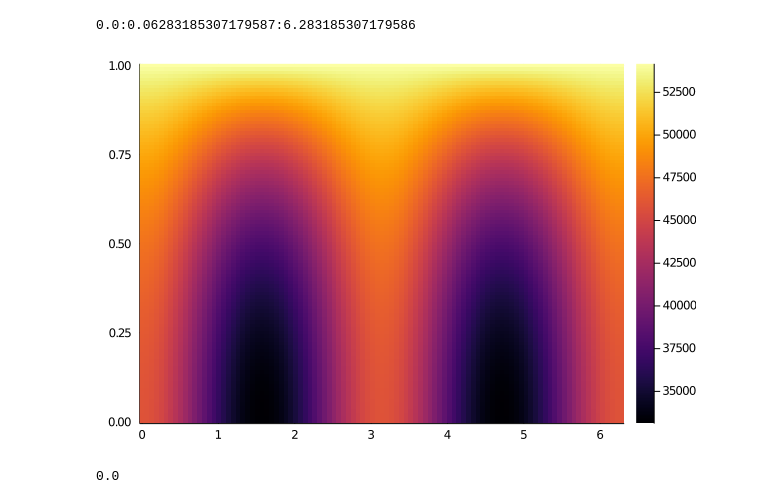
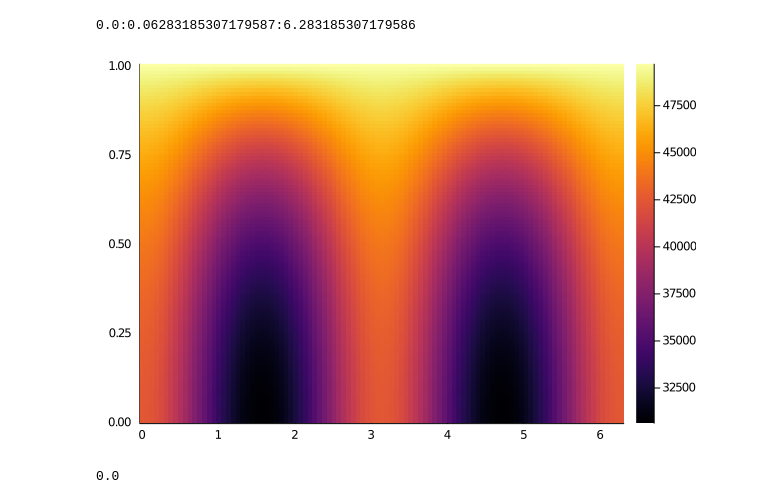
Before and after one commit to ladosamushia/BispectrumTheory, a Jupyter notebook: notebooks/visualisation.ipynb, the cells around one changed output. Saved outputs shown, nothing was run; the diff lists cells and outputs as text; code cells hidden in the pictures.

```diff
--- a/notebooks/visualisation.ipynb
+++ b/notebooks/visualisation.ipynb
@@ -14,10 +14,12 @@ phigrid = range(0, 2*π, length=101)
 # %%
 k1 = 0.1; k2 = 0.08; k3 = 0.08; b1 = 2; b2 = 0.3; f = 0.5;
 pk = init_linear_pk("../data/test_pk.txt")
 Bkkk = [tree_level_bk(x, y, k1, k2, k3, b1, b2, f, pk) for x in mugrid, y in phigrid]
+pks = init_linear_pk("../data/test_smooth_pk.txt")
+Bkkk = [tree_level_bk(x, y, k1, k2, k3, b1, b2, f, pks) for x in mugrid, y in phigrid]
 heatmap(phigrid, mugrid, Bkkk)
 # %% [output]
-[figure, old version]
+[figure, new version]
 # %%
 k1 = 0.1; k2 = 0.08; k3 = 0.08; b1 = 2; b2 = 0.3; f = 0.5;
 Bkkk00 = B00(k1, k2, k3, b1, b2, f, pk)
```
Also changed, not shown: parts of 4 cells of this notebook, 6 other files.
